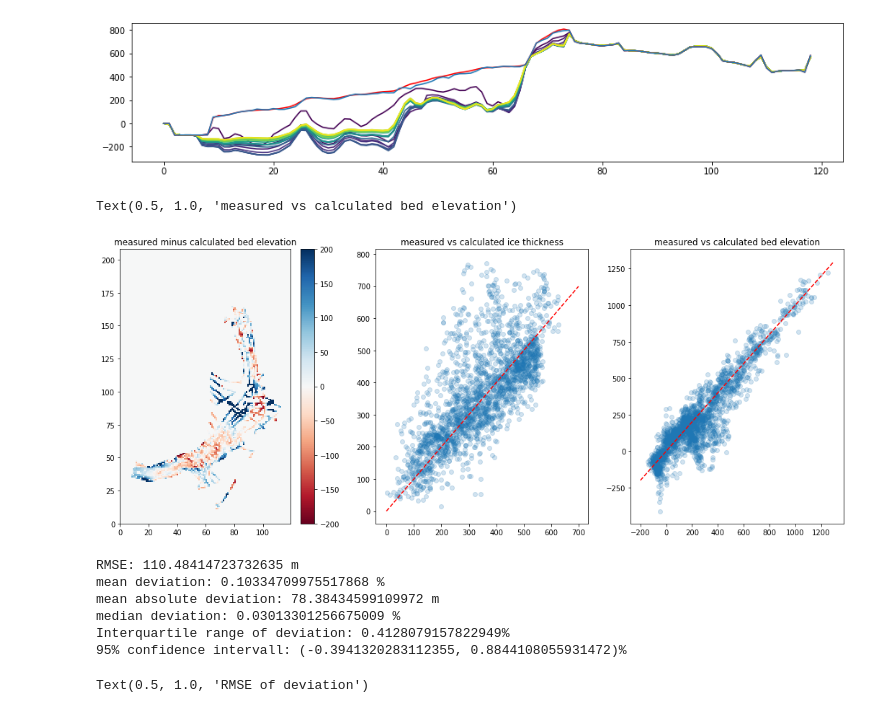
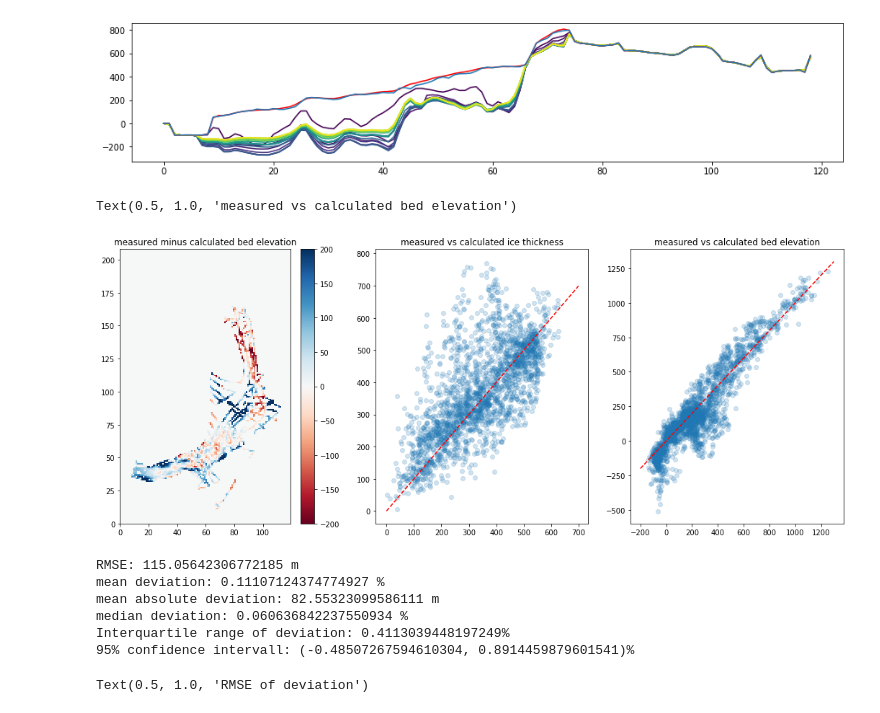
Before and after one commit to hahohe1892/thick_inv, a Jupyter notebook: auto_analysis.ipynb, the cells around one changed output. Cells and saved outputs as stored; diff of their text form; code cells hidden in the pictures.

```diff
--- a/auto_analysis.ipynb
+++ b/auto_analysis.ipynb
@@ -23,5 +34,5 @@ from model import *
 # %%
-with open('./auto_data/Kronebreen_auto_1420_it_parameters.p_friction_1000_it_fields.vel_mes_it_parameters.pmax_4997__0.pkl', 'rb') as inp:
+with open('./auto_data/Kronebreen_auto_1420_it_parameters.p_friction_1000_it_fields.vel_mes_it_parameters.pmax_4996__0.pkl', 'rb') as inp:
     md = pickle.load(inp)
 # %%
 print(md.warnings)
@@ -138,22 +150,23 @@ radar.rad_as_array(data)
 # %%
 it_step = -1
 fig, ax = plt.subplots(1,3, figsize=(18,7))
 field = ax[0].pcolor(((md.series.S_rec_all[it_step]-md.series.B_rec_all[it_step])-(md.it_fields.S_ref - radar.bed_arr))*radar.mask_arr*md.it_fields.mask, vmax = 200, vmin = -200, cmap='RdBu')
+#field = ax[0].pcolor(((data.thk_Millan)-(md.it_fields.S_ref - radar.bed_arr))*radar.mask_arr*md.it_fields.mask, vmax = 200, vmin = -200, cmap='RdBu')
 fig.colorbar(field, ax = ax[0])
 
 line = ax[1].plot(range(700), range(700), '--', c='r')
-scatter = ax[1].scatter((md.it_fields.S_ref-radar.bed_arr)[np.logical_and(radar.mask_arr==1, md.it_fields.mask==1)], (md.it_fields.S_ref-md.series.B_rec_all[it_step])[np.logical_and(radar.mask_arr==1, md.it_fields.mask==1)], marker='o', alpha=.2)
-#scatter = ax[1].scatter((md.it_fields.S_ref-radar.bed_arr)[np.logical_and(radar.mask_arr==1, md.it_fields.mask==1)], (md.it_fields.S_ref-md.series.B_rec_all[499])[np.logical_and(radar.mask_arr==1, md.it_fields.mask==1)], marker='o', alpha=.2, c='r')
+scatter = ax[1].scatter((md.it_fields.S_ref-radar.bed_arr)[np.logical_and(radar.mask_arr==1, md.it_fields.mask==1)], (md.series.S_rec_all[it_step]-md.series.B_rec_all[it_step])[np.logical_and(radar.mask_arr==1, md.it_fields.mask==1)], marker='o', alpha=.2)
+#scatter = ax[1].scatter((md.it_fields.S_ref-radar.bed_arr)[np.logical_and(radar.mask_arr==1, md.it_fields.mask==1)], data.thk_Millan[np.logical_and(radar.mask_arr==1, md.it_fields.mask==1)], marker='o', alpha=.2, c='r')
 
-scatter = ax[2].scatter(radar.bed_arr[np.logical_and(radar.mask_arr==1, md.it_fields.mask==1)], md.series.B_rec_all[it_step][np.logical_and(radar.mask_arr==1, md.it_fields.mask==1)], marker='o', alpha=.2)
+scatter = ax[2].scatter(radar.bed_arr[np.logical_and(radar.mask_arr==1, md.it_fields.mask==1)], (md.series.B_rec_all[it_step])[np.logical_and(radar.mask_arr==1, md.it_fields.mask==1)], marker='o', alpha=.2)
 line = ax[2].plot(range(-200, 1300), range(-200, 1300), '--', c='r')
 
 ax[0].set_title('measured minus calculated bed elevation')
 ax[1].set_title('measured vs calculated ice thickness')
 ax[2].set_title('measured vs calculated bed elevation')
 # %% [output]
 Text(0.5, 1.0, 'measured vs calculated bed elevation')
-[figure, old version]
+[figure, new version]
 # %%
 test = md.series.S_rec_all[it_step] - md.series.B_rec_all[it_step]
 test[md.it_fields.mask==0]=np.nan
@@ -180,12 +193,12 @@ print('median deviation: {} %'.format(med_dev))
 print('Interquartile range of deviation: {}%'.format(IQR_dev))
 print('95% confidence intervall: {}%'.format(conf_dev))
 # %% [output]
-RMSE: 110.48414723732635 m
-mean deviation: 0.10334709975517868 %
-mean absolute deviation: 78.38434599109972 m
-median deviation: 0.03013301256675009 %
-Interquartile range of deviation: 0.4128079157822949%
-95% confidence intervall: (-0.3941320283112355, 0.8844108055931472)%
+RMSE: 115.05642306772185 m
+mean deviation: 0.11107124374774927 %
+mean absolute deviation: 82.55323099586111 m
+median deviation: 0.060636842237550934 %
+Interquartile range of deviation: 0.4113039448197249%
+95% confidence intervall: (-0.48507267594610304, 0.8914459879601541)%
 # %%
 dev_all = []
 mean_dev_all = []
```
Also changed, not shown: parts of 9 cells of this notebook, 2 other files.
